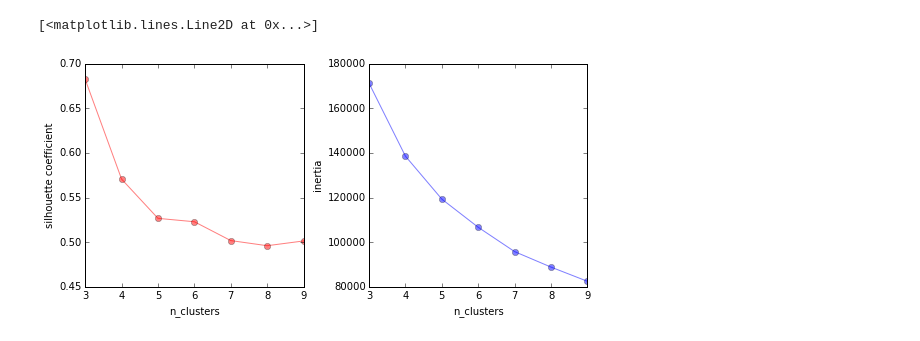
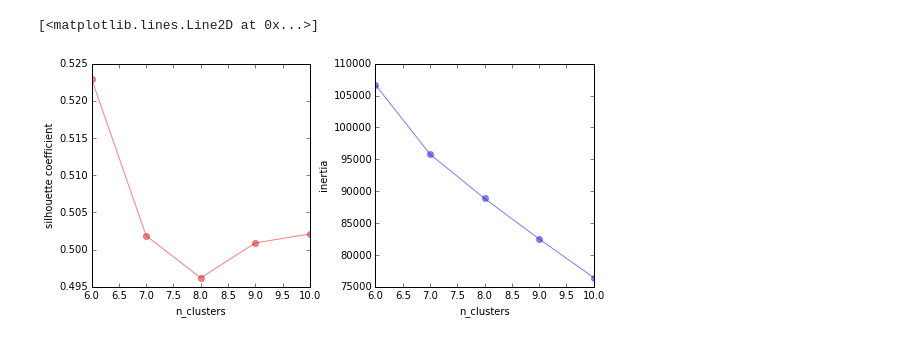
Before and after one commit to dvdwllc/stomping-grounds, a Jupyter notebook: clustering.ipynb, the cells around one changed output. Saved outputs shown, nothing was run; the diff lists cells and outputs as text; code cells hidden in the pictures.

```diff
--- a/clustering.ipynb
+++ b/clustering.ipynb
@@ -31,35 +31,35 @@ K-means clustering.
 
 First need to determine optimal number of clusters
 using silhouette score and inertia as metrics.
 
 This is slow, so be careful.
 """
 X = map_df
-n_clusters = range(3,10)
+n_clusters = range(6,11)
 silhouette = [0]*len(n_clusters)
 inertia = [0]*len(n_clusters)
 
 # could use GridSearchCV instead, but whatevs...
 for i in range(len(n_clusters)):
     model = KMeans(n_clusters=n_clusters[i], n_init=10)
     model.fit(X)
     labels = model.predict(X)
 
     # computing the silhouette score takes time. Scale test set appropriately
     silhouette[i] = silhouette_score(X[::20], labels[::20])
     inertia[i] = model.inertia_
 
 f, (ax1, ax2) = plt.subplots(1,2, figsize=(9,4))
 f.subplots_adjust(wspace=0.3)
 ax1.set_xlabel('n_clusters')
 ax2.set_xlabel('n_clusters')
 ax1.set_ylabel('silhouette coefficient')
 ax2.set_ylabel('inertia')
 ax1.plot(n_clusters, silhouette, 'o-', color='red', alpha=0.5)
 ax2.plot(n_clusters, inertia, 'o-', color='blue', alpha=0.5)
 # %% [output]
 [<matplotlib.lines.Line2D at 0x...>]
-[figure, old version]
+[figure, new version]
 # %%
 # 7 clusters seems most reasonable.
 # %%
```
Also changed, not shown: parts of 4 cells of this notebook, 16 other files.
